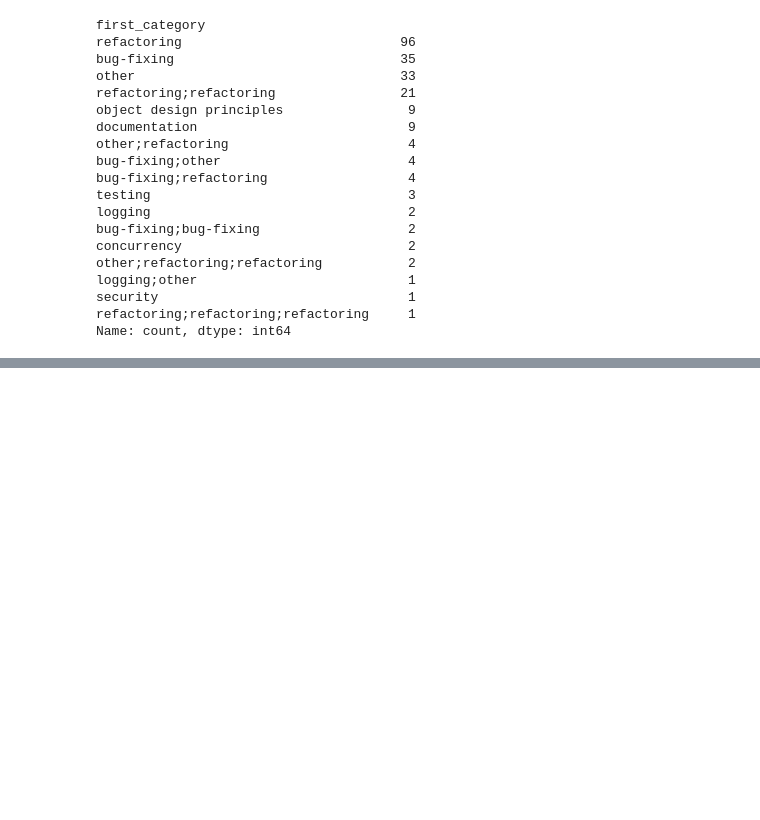
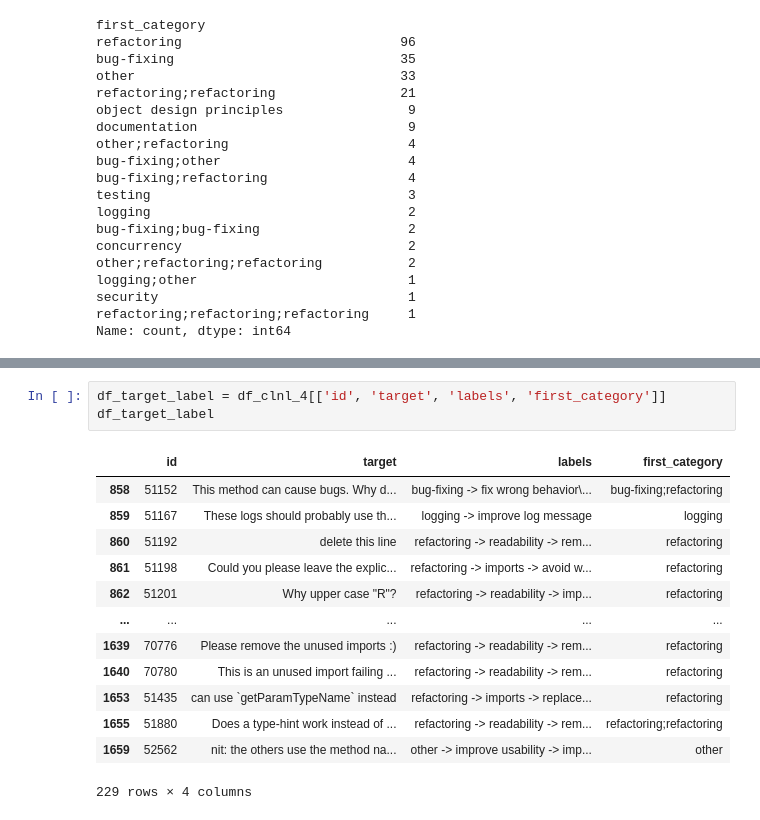
Before and after one commit to yhwi-kwon/CodeReveiwAutomation, a Jupyter notebook: test_classification.ipynb, the cells around one changed output, grey strips where cells are left out. Cells and saved outputs as stored; diff of their text form; blank space fills up the shorter version.

```diff
--- a/test_classification.ipynb
+++ b/test_classification.ipynb
@@ -130,0 +147,17 @@ Name: count, dtype: int64
+# %%
+df_target_label = df_clnl_4[['id', 'target', 'labels', 'first_category']]
+df_target_label
+# %% [output]
+|  | id | target | labels | first_category |
+| 858 | 51152 | This method can cause bugs. Why d... | bug-fixing -> fix wrong behavior\... | bug-fixing;refactoring |
+| 859 | 51167 | These logs should probably use th... | logging -> improve log message | logging |
+| 860 | 51192 | delete this line | refactoring -> readability -> rem... | refactoring |
+| 861 | 51198 | Could you please leave the explic... | refactoring -> imports -> avoid w... | refactoring |
+| 862 | 51201 | Why upper case "R"? | refactoring -> readability -> imp... | refactoring |
+| ... | ... | ... | ... | ... |
+| 1639 | 70776 | Please remove the unused imports :) | refactoring -> readability -> rem... | refactoring |
+| 1640 | 70780 | This is an unused import failing ... | refactoring -> readability -> rem... | refactoring |
+| 1653 | 51435 | can use `getParamTypeName` instead | refactoring -> imports -> replace... | refactoring |
+| 1655 | 51880 | Does a type-hint work instead of ... | refactoring -> readability -> rem... | refactoring;refactoring |
+| 1659 | 52562 | nit: the others use the method na... | other -> improve usability -> imp... | other |
+229 rows × 4 columns
```
Also changed, not shown: parts of 6 cells of this notebook.
